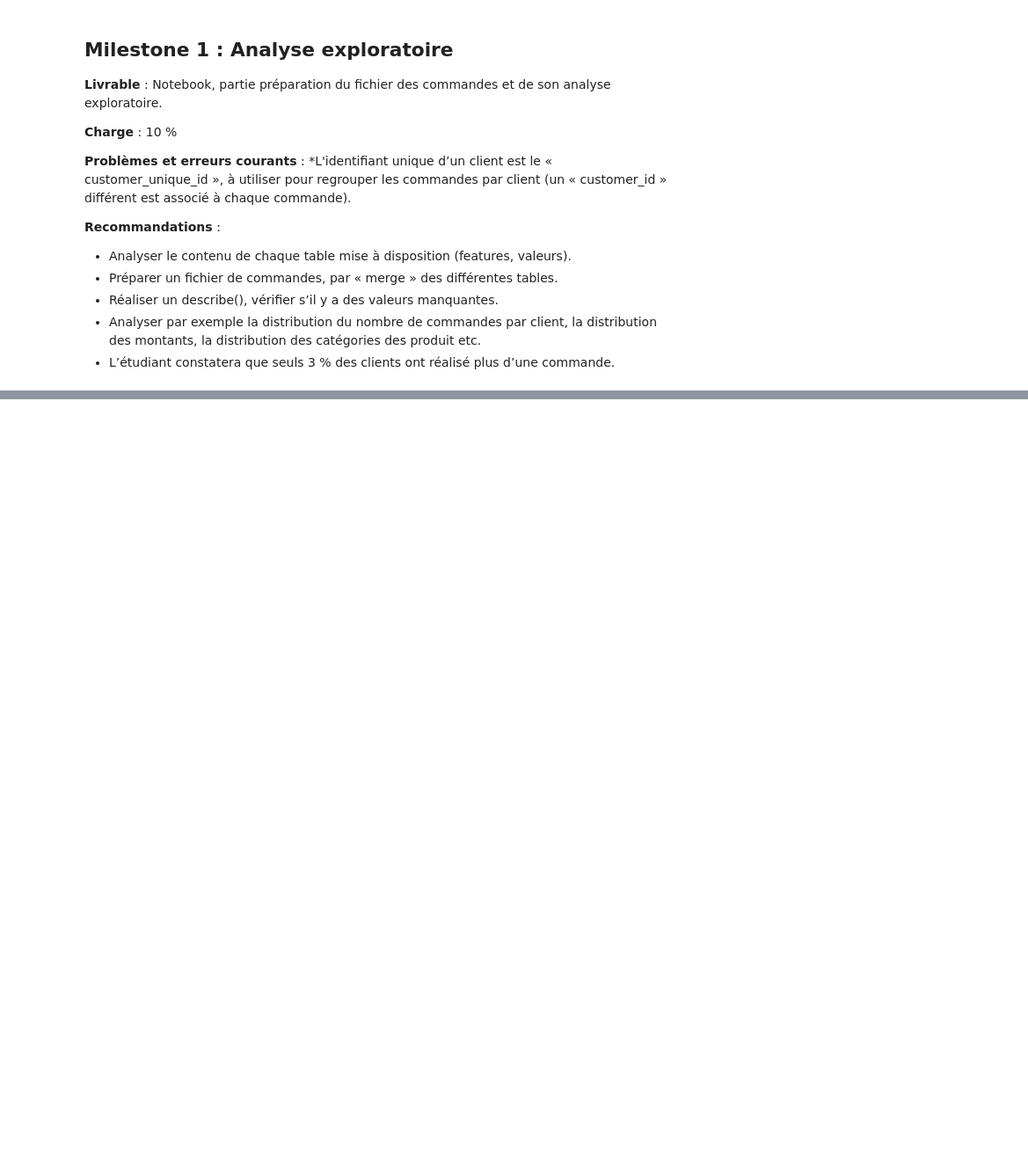
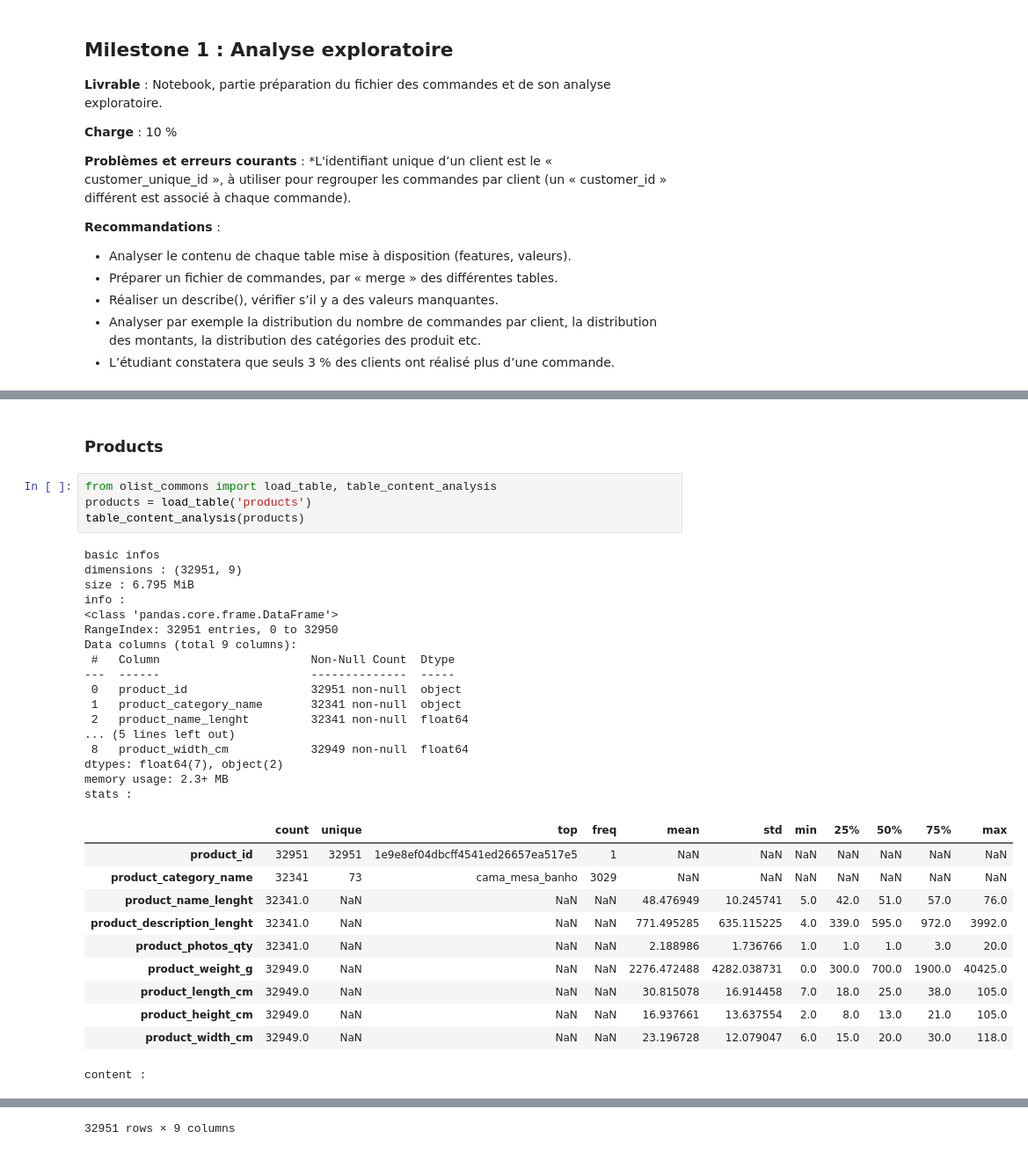
Before and after one commit to Franck-PepperLabs/pepper_olist_market_segmentation, a Jupyter notebook: jupyter/scratchpad.ipynb, the cells around one changed output, grey strips where cells are left out. Shown at 88% size. Cells and saved outputs as stored; diff of their text form; blank space fills up the shorter version.

Commit message:
Tables discovery.

```diff
--- a/jupyter/scratchpad.ipynb
+++ b/jupyter/scratchpad.ipynb
@@ -22,0 +305,35 @@ Main goals :
+# %% [markdown]
+### Products
+# %%
+from olist_commons import load_table, table_content_analysis
+products = load_table('products')
+table_content_analysis(products)
+# %% [output]
+basic infos
+dimensions : (32951, 9)
+size : 6.795 MiB
+info :
+<class 'pandas.core.frame.DataFrame'>
+RangeIndex: 32951 entries, 0 to 32950
+Data columns (total 9 columns):
+ #   Column                      Non-Null Count  Dtype
+---  ------                      --------------  -----
+ 0   product_id                  32951 non-null  object
+ 1   product_category_name       32341 non-null  object
+ 2   product_name_lenght         32341 non-null  float64
+... (5 lines left out)
+ 8   product_width_cm            32949 non-null  float64
+dtypes: float64(7), object(2)
+memory usage: 2.3+ MB
+stats :
+|  | count | unique | top | freq | mean | std | min | 25% | 50% | 75% | max |
+| product_id | 32951 | 32951 | 1e9e8ef04dbcff4541ed26657ea517e5 | 1 | NaN | NaN | NaN | NaN | NaN | NaN | NaN |
+| product_category_name | 32341 | 73 | cama_mesa_banho | 3029 | NaN | NaN | NaN | NaN | NaN | NaN | NaN |
+| product_name_lenght | 32341.0 | NaN | NaN | NaN | 48.476949 | 10.245741 | 5.0 | 42.0 | 51.0 | 57.0 | 76.0 |
+| product_description_lenght | 32341.0 | NaN | NaN | NaN | 771.495285 | 635.115225 | 4.0 | 339.0 | 595.0 | 972.0 | 3992.0 |
+| product_photos_qty | 32341.0 | NaN | NaN | NaN | 2.188986 | 1.736766 | 1.0 | 1.0 | 1.0 | 3.0 | 20.0 |
+| product_weight_g | 32949.0 | NaN | NaN | NaN | 2276.472488 | 4282.038731 | 0.0 | 300.0 | 700.0 | 1900.0 | 40425.0 |
+| product_length_cm | 32949.0 | NaN | NaN | NaN | 30.815078 | 16.914458 | 7.0 | 18.0 | 25.0 | 38.0 | 105.0 |
+| product_height_cm | 32949.0 | NaN | NaN | NaN | 16.937661 | 13.637554 | 2.0 | 8.0 | 13.0 | 21.0 | 105.0 |
+| product_width_cm | 32949.0 | NaN | NaN | NaN | 23.196728 | 12.079047 | 6.0 | 15.0 | 20.0 | 30.0 | 118.0 |
+content :
@@ -22,0 +352 @@ Main goals :
+32951 rows × 9 columns
```
Also changed, not shown: parts of 18 cells of this notebook, 2 other files.
